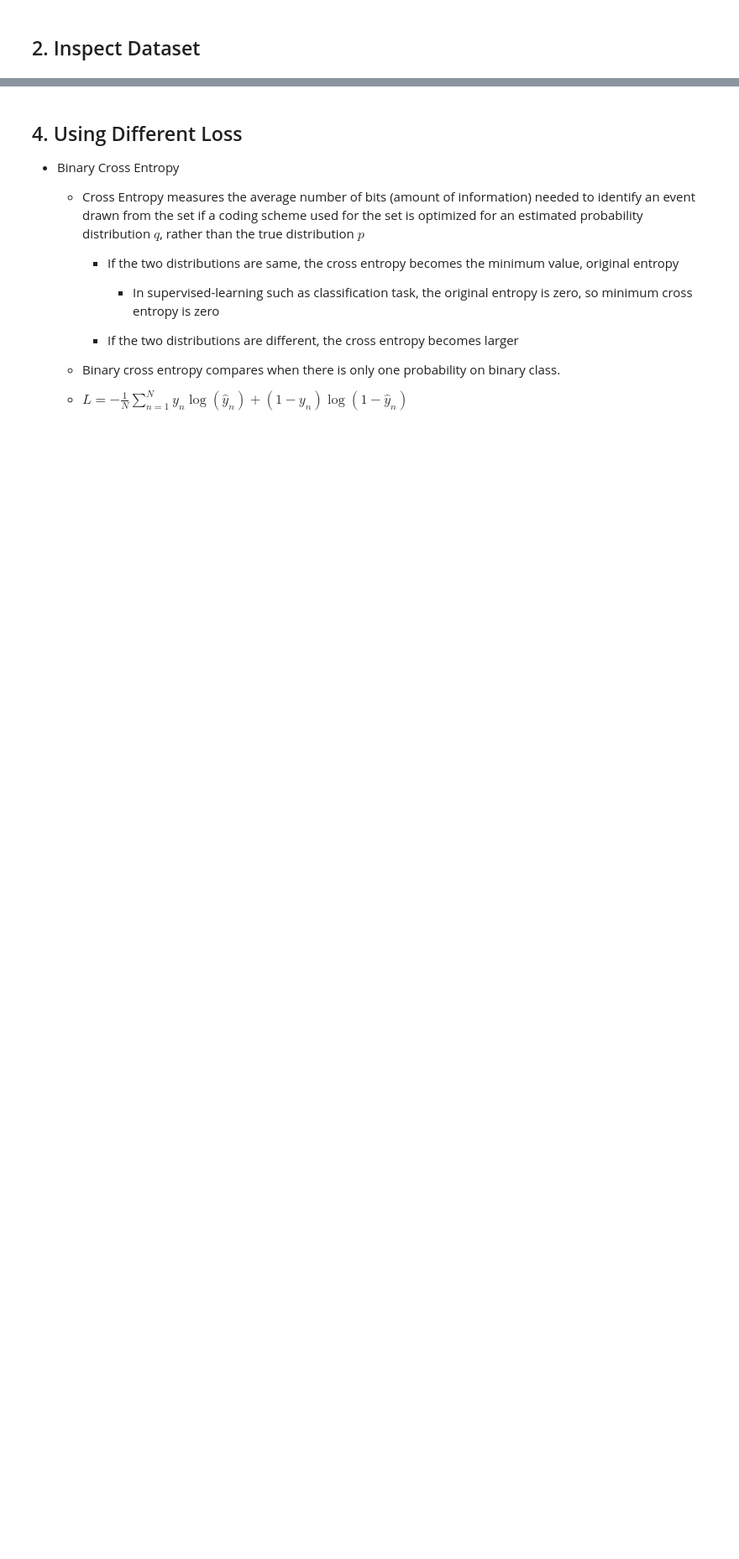
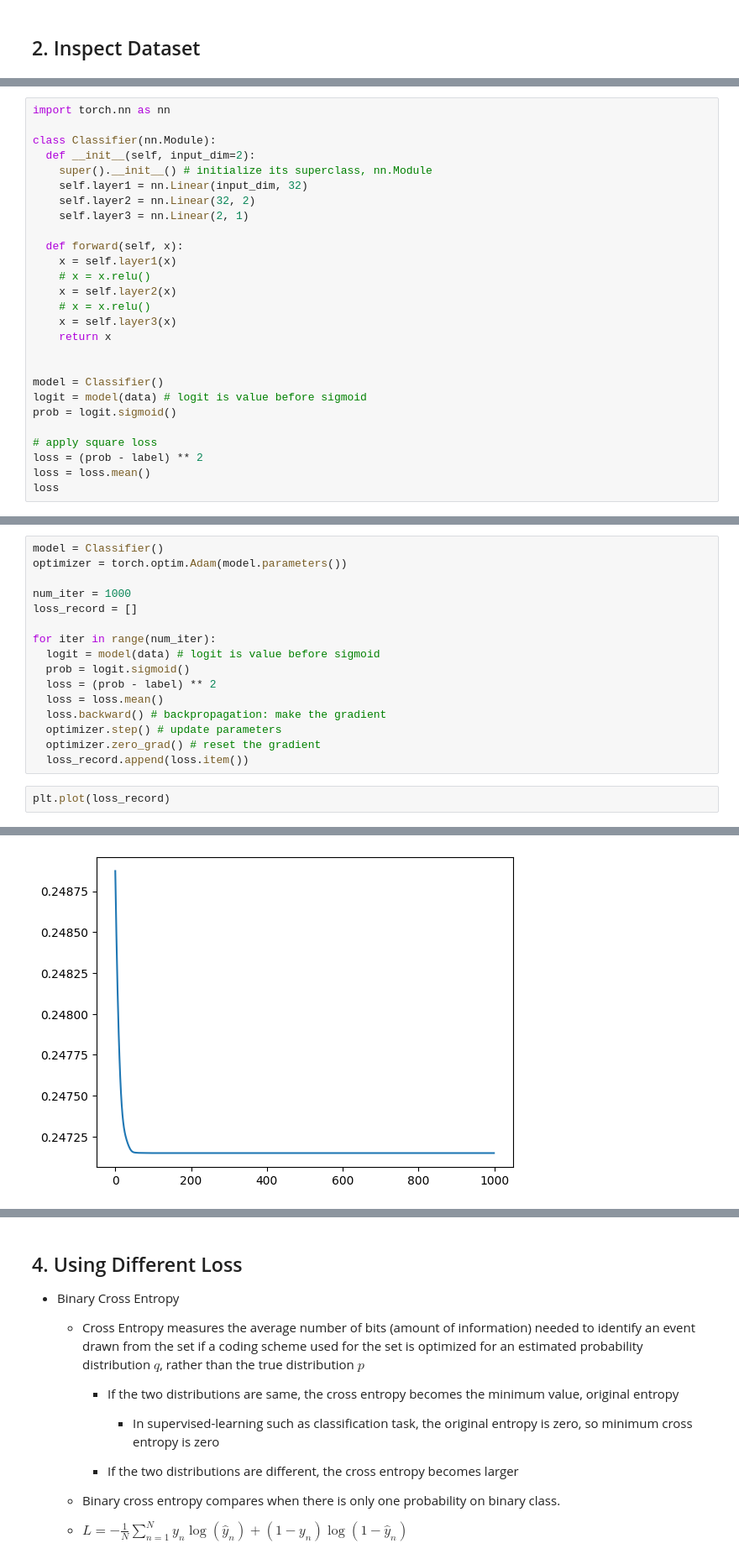
Before and after one commit to jdasam/mas1004, a Jupyter notebook: live_coding/3_binary_classification.ipynb, the cells around one changed output, grey strips where cells are left out. Shown at 84% size. Drawn from its saved outputs; the diff is of its cells as text; blank space fills up the shorter version.

```diff
--- a/live_coding/3_binary_classification.ipynb
+++ b/live_coding/3_binary_classification.ipynb
@@ -105,0 +142,27 @@ def visualize_decision_boundary(model, data, label):
+# %%
+import torch.nn as nn
+
+class Classifier(nn.Module):
+  def __init__(self, input_dim=2):
+    super().__init__() # initialize its superclass, nn.Module
+    self.layer1 = nn.Linear(input_dim, 32)
+    self.layer2 = nn.Linear(32, 2)
+    self.layer3 = nn.Linear(2, 1)
+
+  def forward(self, x):
+    x = self.layer1(x)
+    # x = x.relu()
+    x = self.layer2(x)
+    # x = x.relu()
+    x = self.layer3(x)
+    return x
+
+
+model = Classifier()
+logit = model(data) # logit is value before sigmoid
+prob = logit.sigmoid()
+
+# apply square loss
+loss = (prob - label) ** 2
+loss = loss.mean()
+loss
@@ -105,0 +171,19 @@ def visualize_decision_boundary(model, data, label):
+# %%
+model = Classifier()
+optimizer = torch.optim.Adam(model.parameters())
+
+num_iter = 1000
+loss_record = []
+
+for iter in range(num_iter):
+  logit = model(data) # logit is value before sigmoid
+  prob = logit.sigmoid()
+  loss = (prob - label) ** 2
+  loss = loss.mean()
+  loss.backward() # backpropagation: make the gradient
+  optimizer.step() # update parameters
+  optimizer.zero_grad() # reset the gradient
+  loss_record.append(loss.item())
+# %%
+plt.plot(loss_record)
+# %% [output]
@@ -105,0 +191 @@ def visualize_decision_boundary(model, data, label):
+[figure, added]
```
Also changed, not shown: parts of 10 cells of this notebook.
